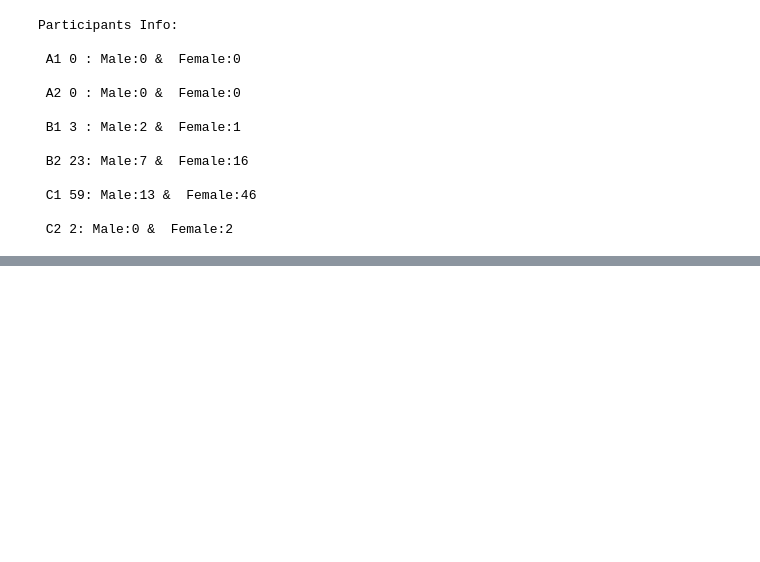
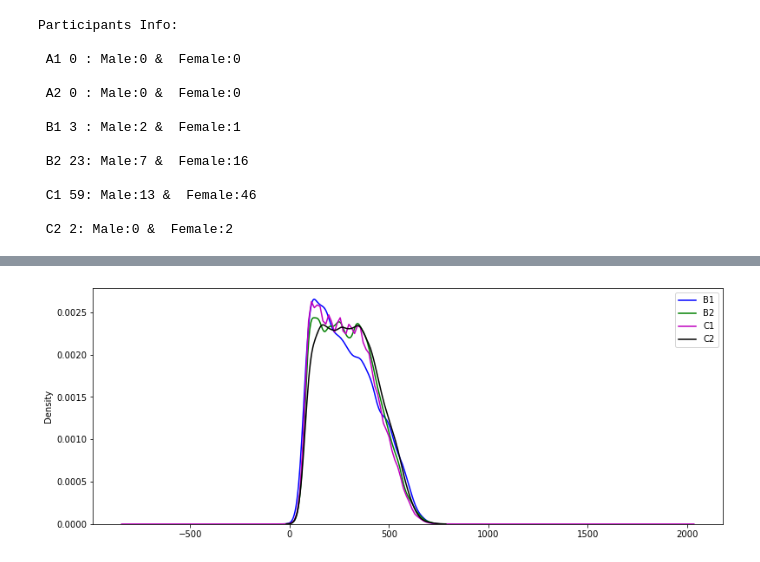
Before and after one commit to mvkairov/meco, a Jupyter notebook: Notebooks/a02_ru_fix_demo_analysis.ipynb, the cells around one changed output, grey strips where cells are left out. Saved outputs shown, nothing was run; the diff lists cells and outputs as text; code cells hidden in the pictures; blank space fills up the shorter version.

```diff
--- a/Notebooks/a02_ru_fix_demo_analysis.ipynb
+++ b/Notebooks/a02_ru_fix_demo_analysis.ipynb
@@ -222,0 +303,12 @@ Participants Info:
+# %%
+
+
+plt.figure(figsize=(13, 5))
+sns.kdeplot(b1.Fix_Y.values, color='b')
+sns.kdeplot(b2.Fix_Y.values, color='g')
+sns.kdeplot(c1.Fix_Y.values, color='m')
+sns.kdeplot(c2.Fix_Y.values, color='k')
+plt.legend(["B1", "B2", "C1", "C2"])
+plt.show()
+# %% [output]
+[figure, added]
```
Also changed, not shown: parts of 11 cells of this notebook.
